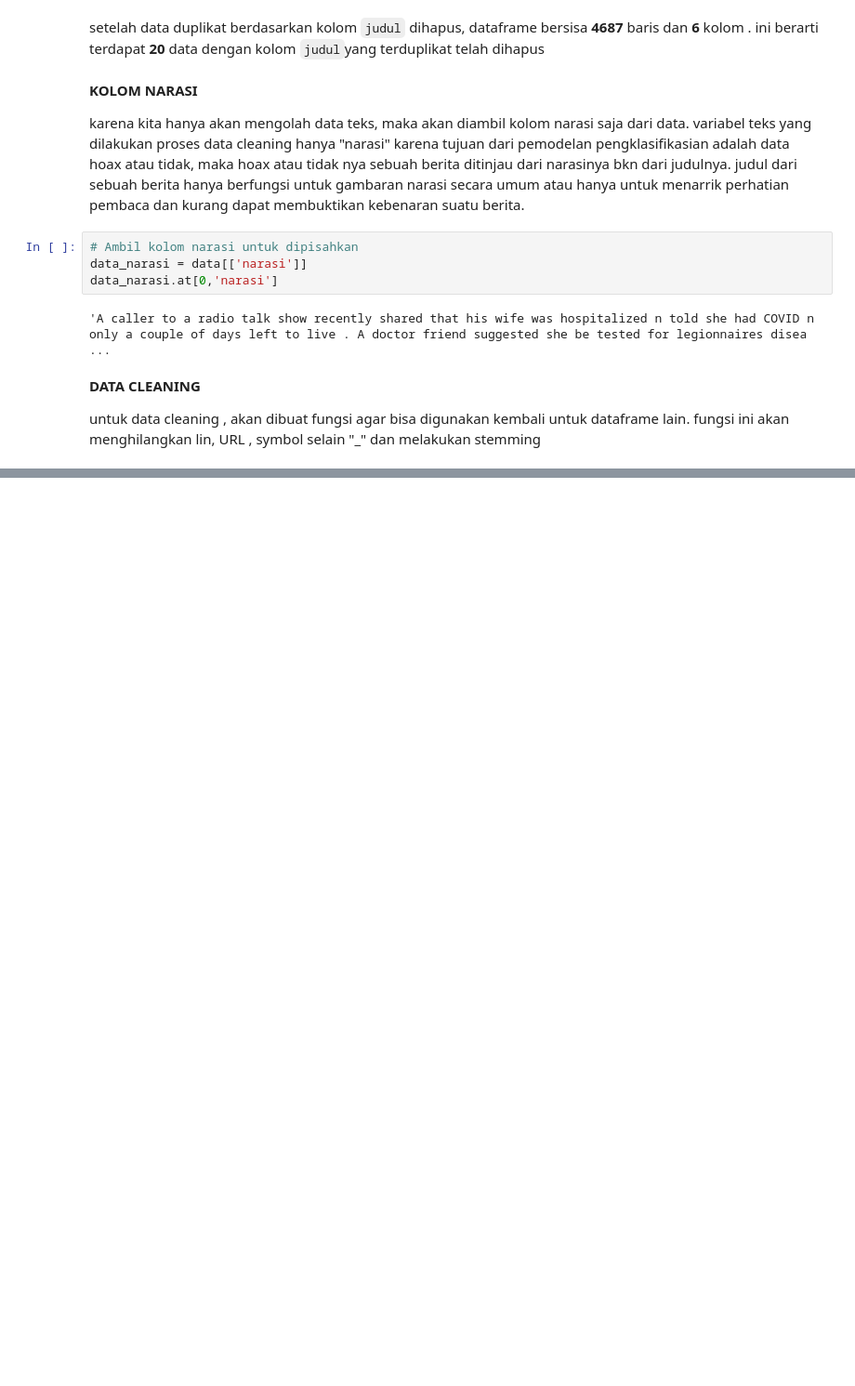
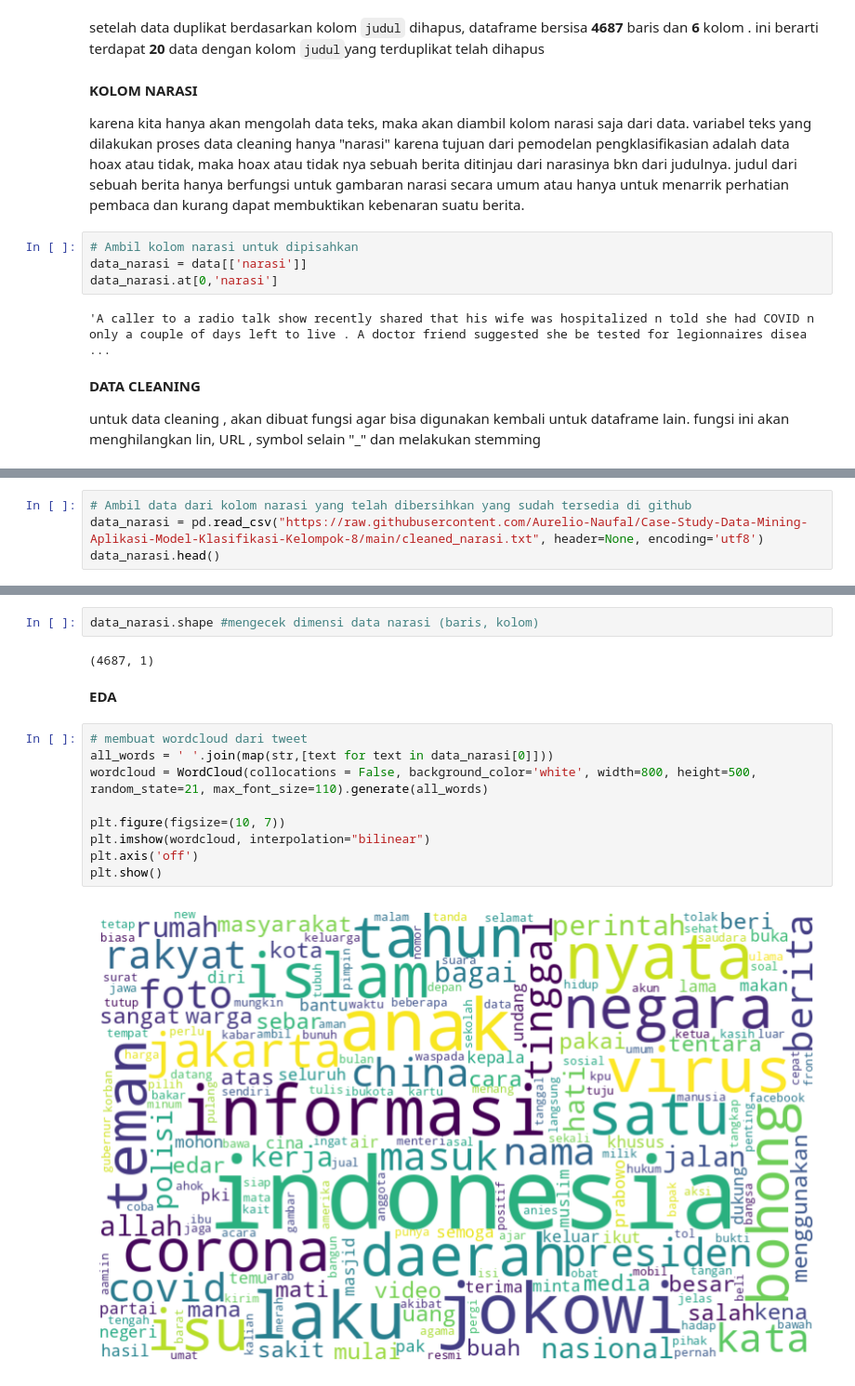
Before and after one commit to shahruroji/shahruroji, a Jupyter notebook: Salinan_dari_data_mining.ipynb, the cells around one changed output, grey strips where cells are left out. Shown at 93% size. Saved outputs shown, nothing was run; the diff lists cells and outputs as text; blank space fills up the shorter version.

```diff
--- a/Salinan_dari_data_mining.ipynb
+++ b/Salinan_dari_data_mining.ipynb
@@ -321,0 +510,4 @@ def clean_text(txt): #fungi untuk membersihkan data
+# %%
+# Ambil data dari kolom narasi yang telah dibersihkan yang sudah tersedia di github
+data_narasi = pd.read_csv("https://raw.githubusercontent.com/Aurelio-Naufal/Case-Study-Data-Mining-Aplikasi-Model-Klasifikasi-Kelompok-8/main/cleaned_narasi.txt", header=None, encoding='utf8')
+data_narasi.head()
@@ -321,0 +521,17 @@ def clean_text(txt): #fungi untuk membersihkan data
+# %%
+data_narasi.shape #mengecek dimensi data narasi (baris, kolom)
+# %% [output]
+(4687, 1)
+# %% [markdown]
+**EDA**
+# %%
+# membuat wordcloud dari tweet
+all_words = ' '.join(map(str,[text for text in data_narasi[0]]))
+wordcloud = WordCloud(collocations = False, background_color='white', width=800, height=500, random_state=21, max_font_size=110).generate(all_words)
+
+plt.figure(figsize=(10, 7))
+plt.imshow(wordcloud, interpolation="bilinear")
+plt.axis('off')
+plt.show()
+# %% [output]
+[figure, added]
```
Also changed, not shown: parts of 49 cells of this notebook.
